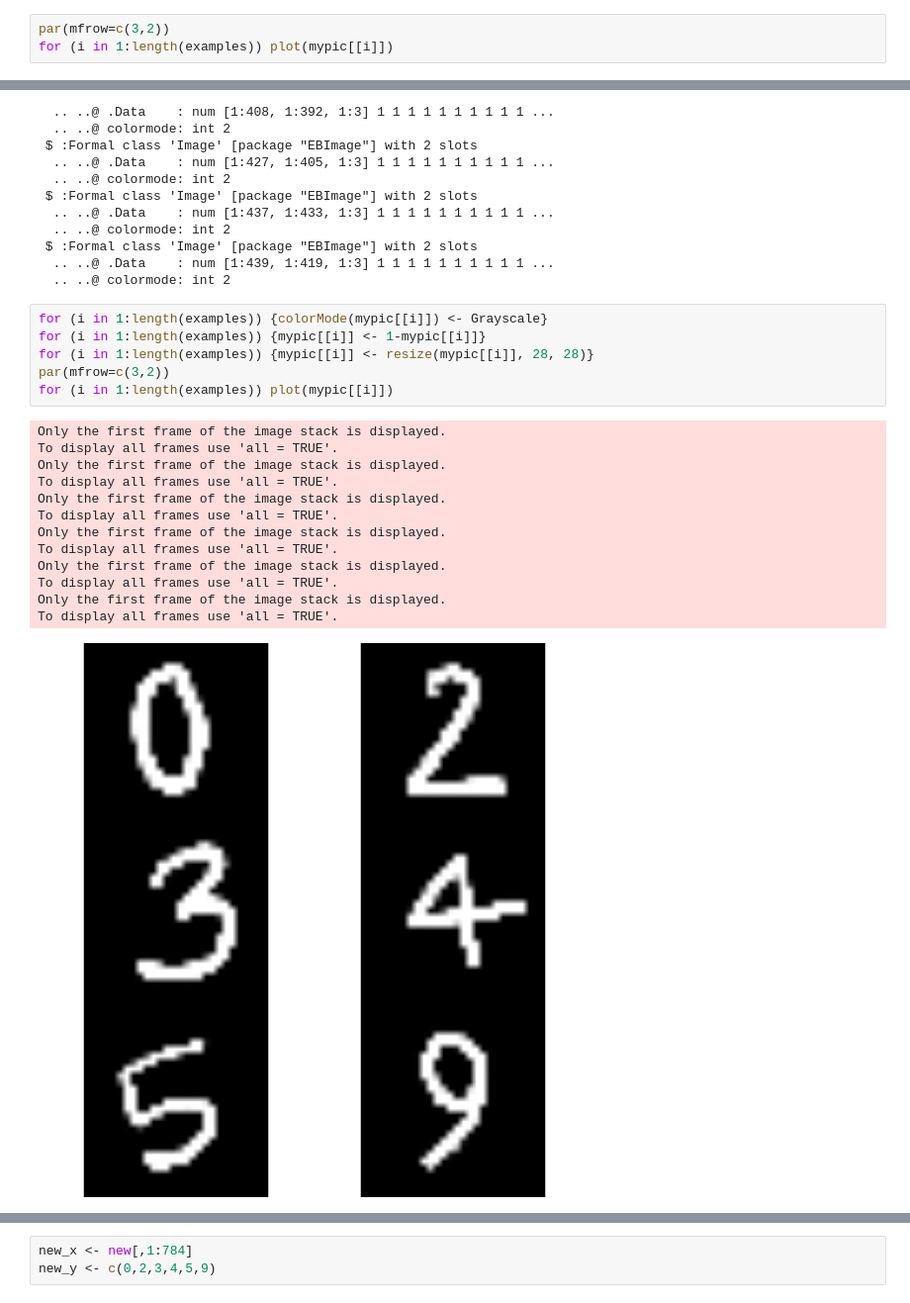
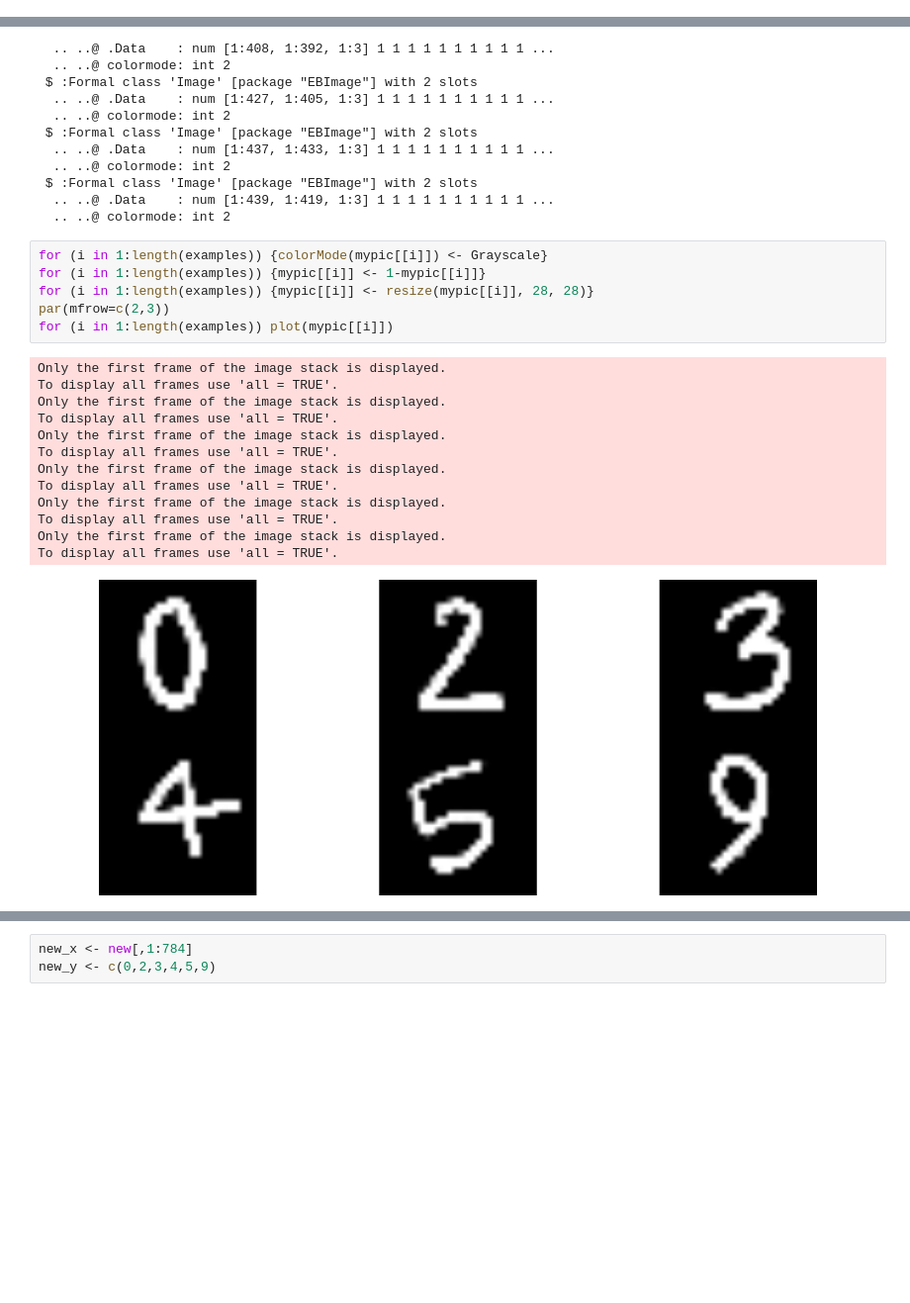
Before and after one commit to alif-munim/r-tensorflow, a Jupyter notebook: mnist-handwriting/mnist-handwriting.ipynb, the cells around one changed output, grey strips where cells are left out. Shown at 99% size. Saved outputs shown, nothing was run; the diff lists cells and outputs as text; blank space fills up the shorter version.

```diff
--- a/mnist-handwriting/mnist-handwriting.ipynb
+++ b/mnist-handwriting/mnist-handwriting.ipynb
@@ -428,6 +133,3 @@ examples = list.files(pattern = "*.jpg")
 # %%
 mypic <- list()
 for (i in 1:length(examples)) {mypic[[i]] <- readImage(examples[[i]])}
-# %%
-par(mfrow=c(3,2))
-for (i in 1:length(examples)) plot(mypic[[i]])
@@ -459,23 +159,23 @@ List of 6
 # %%
 for (i in 1:length(examples)) {colorMode(mypic[[i]]) <- Grayscale}
 for (i in 1:length(examples)) {mypic[[i]] <- 1-mypic[[i]]}
 for (i in 1:length(examples)) {mypic[[i]] <- resize(mypic[[i]], 28, 28)}
-par(mfrow=c(3,2))
+par(mfrow=c(2,3))
 for (i in 1:length(examples)) plot(mypic[[i]])
 # %% [output]
 Only the first frame of the image stack is displayed.
 To display all frames use 'all = TRUE'.
 Only the first frame of the image stack is displayed.
 To display all frames use 'all = TRUE'.
 Only the first frame of the image stack is displayed.
 To display all frames use 'all = TRUE'.
 Only the first frame of the image stack is displayed.
 To display all frames use 'all = TRUE'.
 Only the first frame of the image stack is displayed.
 To display all frames use 'all = TRUE'.
 Only the first frame of the image stack is displayed.
 To display all frames use 'all = TRUE'.
-[figure, old version]
+[figure, new version]
 # %%
 for (i in 1:length(examples)) {mypic[[i]] <- array_reshape(mypic[[i]], c(28,28,3))}
 new <- NULL
```
Also changed, not shown: parts of 53 cells of this notebook.
